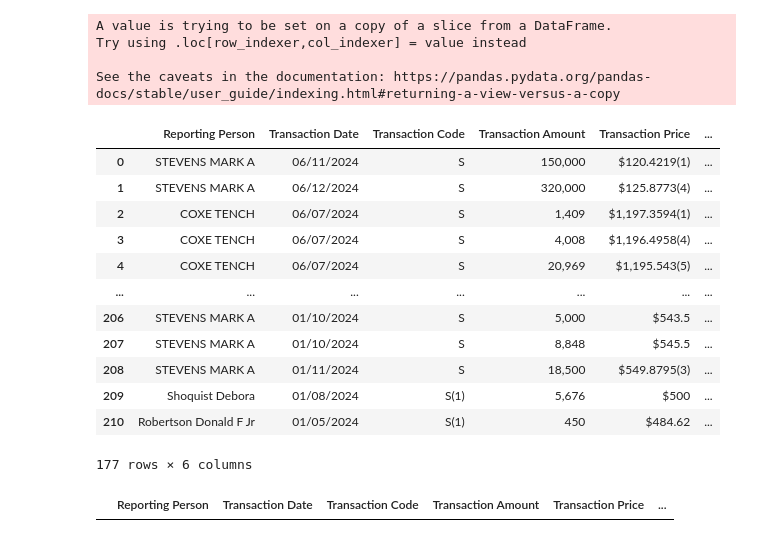
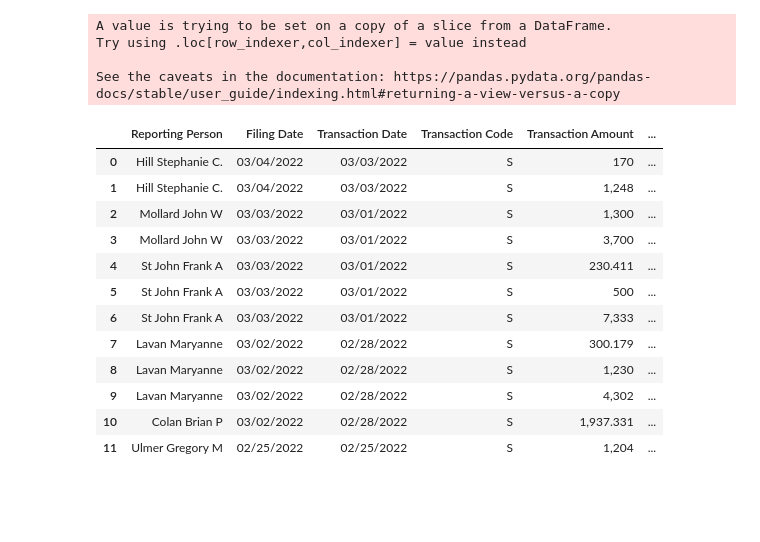
Before and after one commit to lewishartley/tradingstrategies, a Jupyter notebook: InsiderTrading.ipynb, the cells around one changed output. Saved outputs shown, nothing was run; the diff lists cells and outputs as text; code cells hidden in the pictures; blank space fills up the shorter version.

```diff
--- a/InsiderTrading.ipynb
+++ b/InsiderTrading.ipynb
@@ -91,18 +74,13 @@ def fetch_filings(cik):
 #Function that filters extracted filings for form 4s
 
 def filter_form4_filings(filings, start_date, end_date):
-    form4_filings = []
+    form4_urls = []
     for i in range(len(filings['form'])):
         if filings['form'][i] == "4":
             filing_date = datetime.strptime(filings['filingDate'][i], '%Y-%m-%d')
             if start_date <= filing_date <= end_date:
-                form4_filings.append({
-                    "accessionNumber": filings['accessionNumber'][i],
-                    "filingDate": filings['filingDate'][i],
-                    "primaryDocument": filings['primaryDocument'][i],
-                    "primaryDocDescription": filings['primaryDocDescription'][i]
-                })
-    return form4_filings
+                form4_urls.append(f"https://www.sec.gov/Archives/edgar/data/{cik}/{filings['accessionNumber'][i].replace('-', '')}/{filings['primaryDocument'][i]}",)
+    return form4_urls
 # %%
 # Function to fetch a filing from their url and parse HTML
 
@@ -127,11 +105,17 @@ def extract_form4_data(soup):
         findtd = findtr.find('td')
         repperson = findtd.find('a').get_text(strip=True)
 
+    datetable = soup.find_all('table')[-1]
+    if datetable:
+        daterow = datetable.find('tr')
+        filing_date = daterow.find_all('td')[2].get_text(strip=True)
+
     if non_derivative_rows:
         for row in non_derivative_rows[3:]:
             data = {}
             findtd = row.find_all('td')
             data['Reporting Person'] = repperson
+            data['Filing Date'] = filing_date
             data['Transaction Date'] = findtd[1].get_text(strip=True)
             data['Transaction Code'] = findtd[3].get_text(strip=True)
             data['Transaction Amount'] = findtd[5].get_text(strip=True)
@@ -175,12 +148,9 @@ filings_data = fetch_filings(cik)
 if filings_data:
     # Filter the Form 4 filings within the specified date range
     recent_filings = filings_data.get('filings', {}).get('recent', {})
-    form4_filings = filter_form4_filings(recent_filings, start_date, end_date)
-    if form4_filings:
-        for filing in form4_filings:
-            print(filing)
-            filing['form4url'] = f"https://www.sec.gov/Archives/edgar/data/{cik}/{filing['accessionNumber'].replace('-', '')}/{filing['primaryDocument']}"
-    else:
+    try:
+        urls = filter_form4_filings(recent_filings, start_date, end_date)
+    except:
         print("No Form 4 filings found within the specified date range.")
 else:
     print("Failed to fetch filings data.")
@@ -227,6 +157,6 @@ filings_df
 # %%
 extracted_data = []
-for document_url in filings_df['form4url']:
+for document_url in urls:
     try:
         soup = fetch_and_parse_html(document_url)
         filing_data = extract_form4_data(soup)
@@ -290,29 +228,26 @@ extracted_data
 # %%
 sells = extracted_data[extracted_data['Transaction Code'].str.contains('S', case=False, na=False)]
 sells['Transaction Type'] = "Sell"
-sells
+buys = extracted_data[extracted_data['Transaction Code'].str.contains('P', case=False, na=False)]
+buys['Transaction Type'] = "Buy"
+transactions = pd.concat([buys, sells], axis=0).reset_index(drop=True)
+transactions
 # %% [output]
 A value is trying to be set on a copy of a slice from a DataFrame.
 Try using .loc[row_indexer,col_indexer] = value instead
 
 See the caveats in the documentation: https://pandas.pydata.org/pandas-docs/stable/user_guide/indexing.html#returning-a-view-versus-a-copy
-|  | Reporting Person | Transaction Date | Transaction Code | Transaction Amount | Transaction Price | ... |
-| 0 | STEVENS MARK A | 06/11/2024 | S | 150,000 | $120.4219(1) | ... |
-| 1 | STEVENS MARK A | 06/12/2024 | S | 320,000 | $125.8773(4) | ... |
-| 2 | COXE TENCH | 06/07/2024 | S | 1,409 | $1,197.3594(1) | ... |
-| 3 | COXE TENCH | 06/07/2024 | S | 4,008 | $1,196.4958(4) | ... |
-| 4 | COXE TENCH | 06/07/2024 | S | 20,969 | $1,195.543(5) | ... |
-| ... | ... | ... | ... | ... | ... | ... |
-| 206 | STEVENS MARK A | 01/10/2024 | S | 5,000 | $543.5 | ... |
-| 207 | STEVENS MARK A | 01/10/2024 | S | 8,848 | $545.5 | ... |
-| 208 | STEVENS MARK A | 01/11/2024 | S | 18,500 | $549.8795(3) | ... |
-| 209 | Shoquist Debora | 01/08/2024 | S(1) | 5,676 | $500 | ... |
-| 210 | Robertson Donald F Jr | 01/05/2024 | S(1) | 450 | $484.62 | ... |
+|  | Reporting Person | Filing Date | Transaction Date | Transaction Code | Transaction Amount | ... |
+| 0 | Hill Stephanie C. | 03/04/2022 | 03/03/2022 | S | 170 | ... |
+| 1 | Hill Stephanie C. | 03/04/2022 | 03/03/2022 | S | 1,248 | ... |
+| 2 | Mollard John W | 03/03/2022 | 03/01/2022 | S | 1,300 | ... |
+| 3 | Mollard John W | 03/03/2022 | 03/01/2022 | S | 3,700 | ... |
+| 4 | St John Frank A | 03/03/2022 | 03/01/2022 | S | 230.411 | ... |
+| 5 | St John Frank A | 03/03/2022 | 03/01/2022 | S | 500 | ... |
+| 6 | St John Frank A | 03/03/2022 | 03/01/2022 | S | 7,333 | ... |
+| 7 | Lavan Maryanne | 03/02/2022 | 02/28/2022 | S | 300.179 | ... |
+| 8 | Lavan Maryanne | 03/02/2022 | 02/28/2022 | S | 1,230 | ... |
+| 9 | Lavan Maryanne | 03/02/2022 | 02/28/2022 | S | 4,302 | ... |
+| 10 | Colan Brian P | 03/02/2022 | 02/28/2022 | S | 1,937.331 | ... |
+| 11 | Ulmer Gregory M | 02/25/2022 | 02/25/2022 | S | 1,204 | ... |
-177 rows × 6 columns
-# %%
-buys = extracted_data[extracted_data['Transaction Code'].str.contains('P', case=False, na=False)]
-buys['Transaction Type'] = "Buy"
-buys
-# %% [output]
-|  | Reporting Person | Transaction Date | Transaction Code | Transaction Amount | Transaction Price | ... |
 # %%
```
Also changed, not shown: parts of 17 cells of this notebook.
